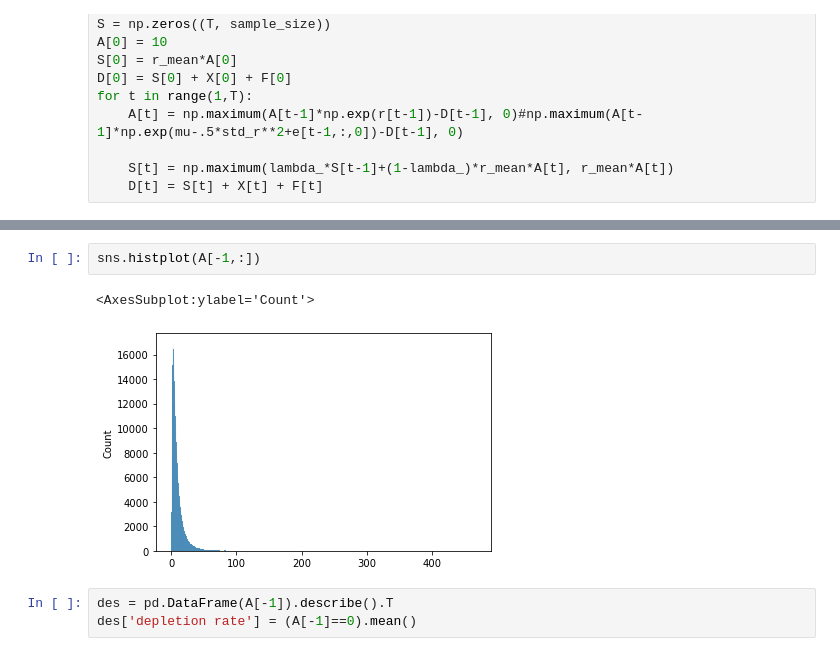
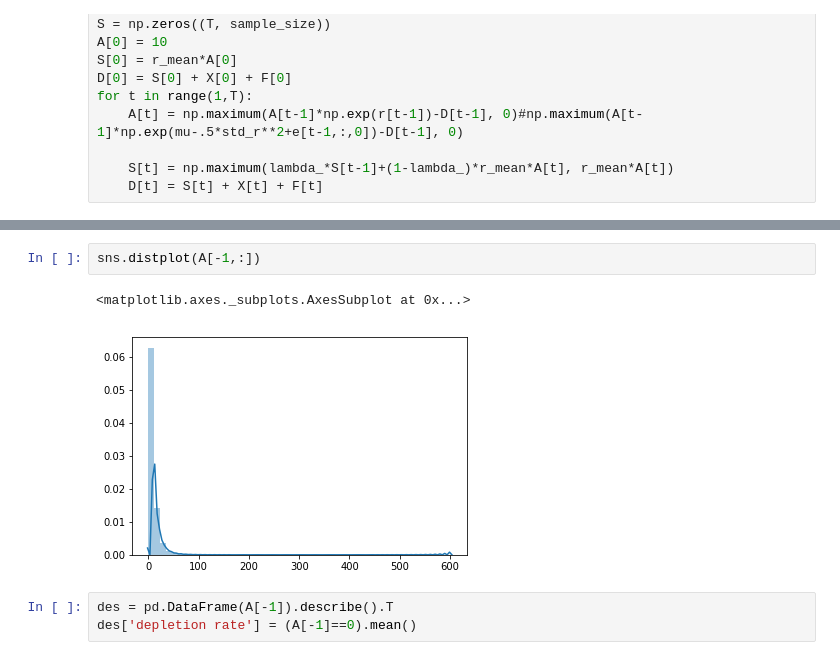
Before and after one commit to HaakonTronnes/Mork, a Jupyter notebook: Simulation for Mork-project.ipynb, the cells around one changed output, grey strips where cells are left out. Saved outputs shown, nothing was run; the diff lists cells and outputs as text.

```diff
--- a/Simulation for Mork-project.ipynb
+++ b/Simulation for Mork-project.ipynb
@@ -97,8 +97,8 @@ plt.plot(A[:,:10])
 # %%
-sns.histplot(A[-1,:])
+sns.distplot(A[-1,:])
 # %% [output]
-<AxesSubplot:ylabel='Count'>
+<matplotlib.axes._subplots.AxesSubplot at 0x...>
-[figure, old version]
+[figure, new version]
 # %%
 des = pd.DataFrame(A[-1]).describe().T
 des['depletion rate'] = (A[-1]==0).mean()
```
Also changed, not shown: parts of 14 cells of this notebook.
